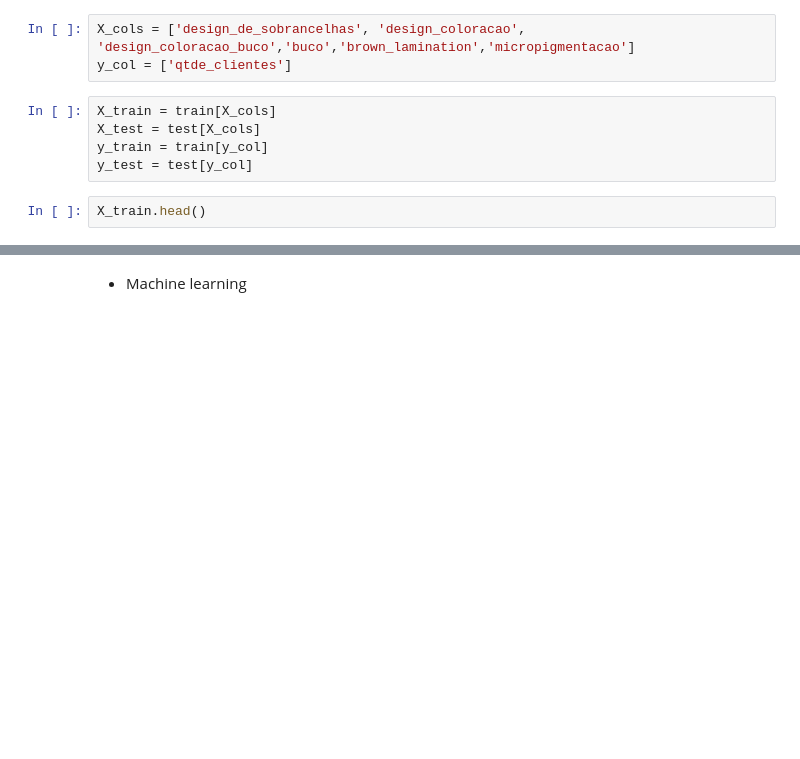
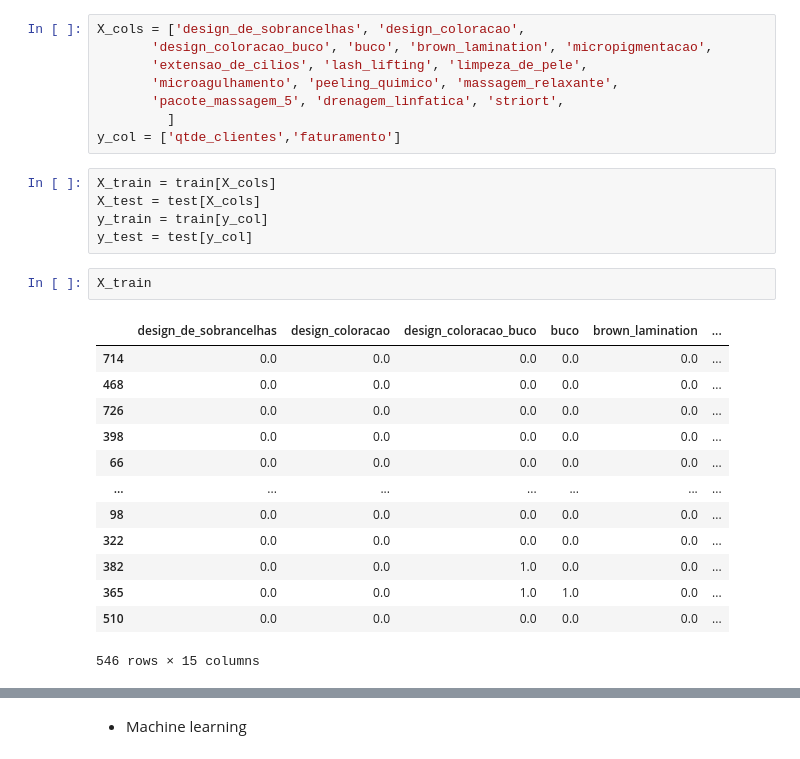
Before and after one commit to robertferro/previsao_faturamento_studio_estetica, a Jupyter notebook: dados-studio/coleta-manipulacao-de-dados.ipynb, the cells around one changed output, grey strips where cells are left out. Cells and saved outputs as stored; diff of their text form; blank space fills up the shorter version.

```diff
--- a/dados-studio/coleta-manipulacao-de-dados.ipynb
+++ b/dados-studio/coleta-manipulacao-de-dados.ipynb
@@ -126,10 +195,29 @@ test.info()
 # %%
-X_cols = ['design_de_sobrancelhas', 'design_coloracao', 'design_coloracao_buco','buco','brown_lamination','micropigmentacao']
-y_col = ['qtde_clientes']
+X_cols = ['design_de_sobrancelhas', 'design_coloracao',
+       'design_coloracao_buco', 'buco', 'brown_lamination', 'micropigmentacao',
+       'extensao_de_cilios', 'lash_lifting', 'limpeza_de_pele',
+       'microagulhamento', 'peeling_quimico', 'massagem_relaxante',
+       'pacote_massagem_5', 'drenagem_linfatica', 'striort',
+         ]
+y_col = ['qtde_clientes','faturamento']
 # %%
 X_train = train[X_cols]
 X_test = test[X_cols]
 y_train = train[y_col]
 y_test = test[y_col]
 # %%
-X_train.head()
+X_train
+# %% [output]
+|  | design_de_sobrancelhas | design_coloracao | design_coloracao_buco | buco | brown_lamination | ... |
+| 714 | 0.0 | 0.0 | 0.0 | 0.0 | 0.0 | ... |
+| 468 | 0.0 | 0.0 | 0.0 | 0.0 | 0.0 | ... |
+| 726 | 0.0 | 0.0 | 0.0 | 0.0 | 0.0 | ... |
+| 398 | 0.0 | 0.0 | 0.0 | 0.0 | 0.0 | ... |
+| 66 | 0.0 | 0.0 | 0.0 | 0.0 | 0.0 | ... |
+| ... | ... | ... | ... | ... | ... | ... |
+| 98 | 0.0 | 0.0 | 0.0 | 0.0 | 0.0 | ... |
+| 322 | 0.0 | 0.0 | 0.0 | 0.0 | 0.0 | ... |
+| 382 | 0.0 | 0.0 | 1.0 | 0.0 | 0.0 | ... |
+| 365 | 0.0 | 0.0 | 1.0 | 1.0 | 0.0 | ... |
+| 510 | 0.0 | 0.0 | 0.0 | 0.0 | 0.0 | ... |
+546 rows × 15 columns
```
Also changed, not shown: parts of 17 cells of this notebook.
